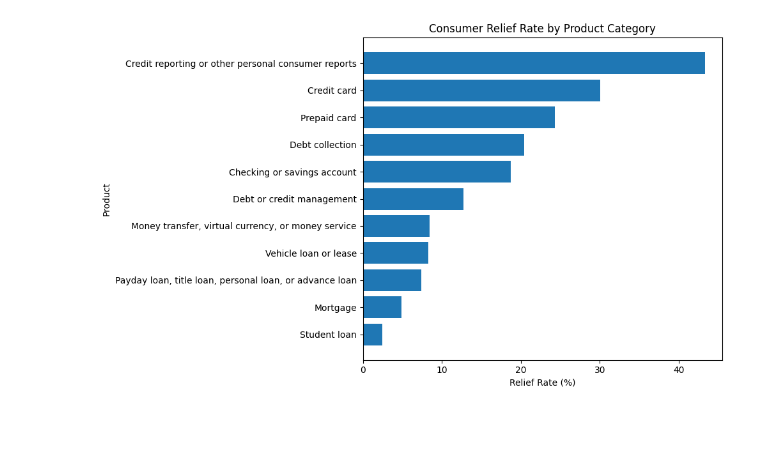
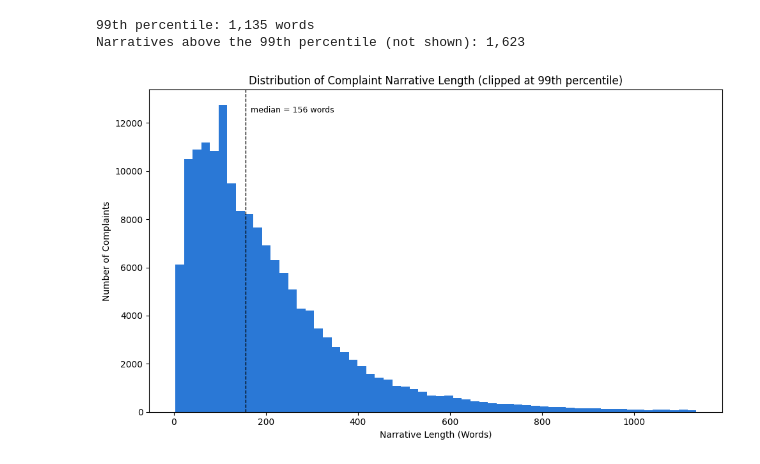
Before and after one commit to Griev-AI-ance/ComplaintRouter, a Jupyter notebook: notebooks/02_eda.ipynb, the cells around one changed output. Cells and saved outputs as stored; diff of their text form; code cells hidden in the pictures; blank space fills up the shorter version.

```diff
--- a/notebooks/02_eda.ipynb
+++ b/notebooks/02_eda.ipynb
@@ -250,12 +241,0 @@ Name: count, dtype: int64
-# %%
-relief_responses = [
-    "Closed with monetary relief",
-    "Closed with non-monetary relief"
-]
-
-df["received_relief"] = (
-    df["Company response to consumer"]
-    .isin(relief_responses)
-)
-
-print(df["received_relief"].value_counts())
@@ -308,17 +242,34 @@ relief_by_product
-# %%
-plt.figure(figsize=(10, 6))
-
-plt.barh(
-    relief_by_product.index,
-    relief_by_product["Relief Rate"]
-)
-
-plt.xlabel("Relief Rate (%)")
-plt.ylabel("Product")
-plt.title("Consumer Relief Rate by Product Category")
-
-plt.gca().invert_yaxis()
-plt.tight_layout()
-plt.show()
-# %% [output]
-[figure, removed]
+# %%
+clip_value = df["narrative_word_count"].quantile(0.99)
+median_length = df["narrative_word_count"].median()
+
+print(f"99th percentile: {clip_value:,.0f} words")
+print(f"Narratives above the 99th percentile (not shown): {(df['narrative_word_count'] > clip_value).sum():,}")
+
+fig, ax = plt.subplots(figsize=(10, 6))
+
+ax.hist(
+    df.loc[df["narrative_word_count"] <= clip_value, "narrative_word_count"],
+    bins=60,
+    color=BAR_COLOR
+)
+
+ax.axvline(median_length, color="black", linestyle="--", linewidth=1)
+ax.text(median_length, ax.get_ylim()[1] * 0.95, f"  median = {median_length:.0f} words", va="top", fontsize=9)
+
+ax.set_title("Distribution of Complaint Narrative Length (clipped at 99th percentile)")
+ax.set_xlabel("Narrative Length (Words)")
+ax.set_ylabel("Number of Complaints")
+plt.tight_layout()
+
+plt.savefig(
+    figures_dir / "narrative_length_distribution.png",
+    dpi=300,
+    bbox_inches="tight"
+)
+
+plt.show()
+# %% [output]
+99th percentile: 1,135 words
+Narratives above the 99th percentile (not shown): 1,623
+[figure, added]
```
Also changed, not shown: parts of 57 cells of this notebook, 52 other files.
